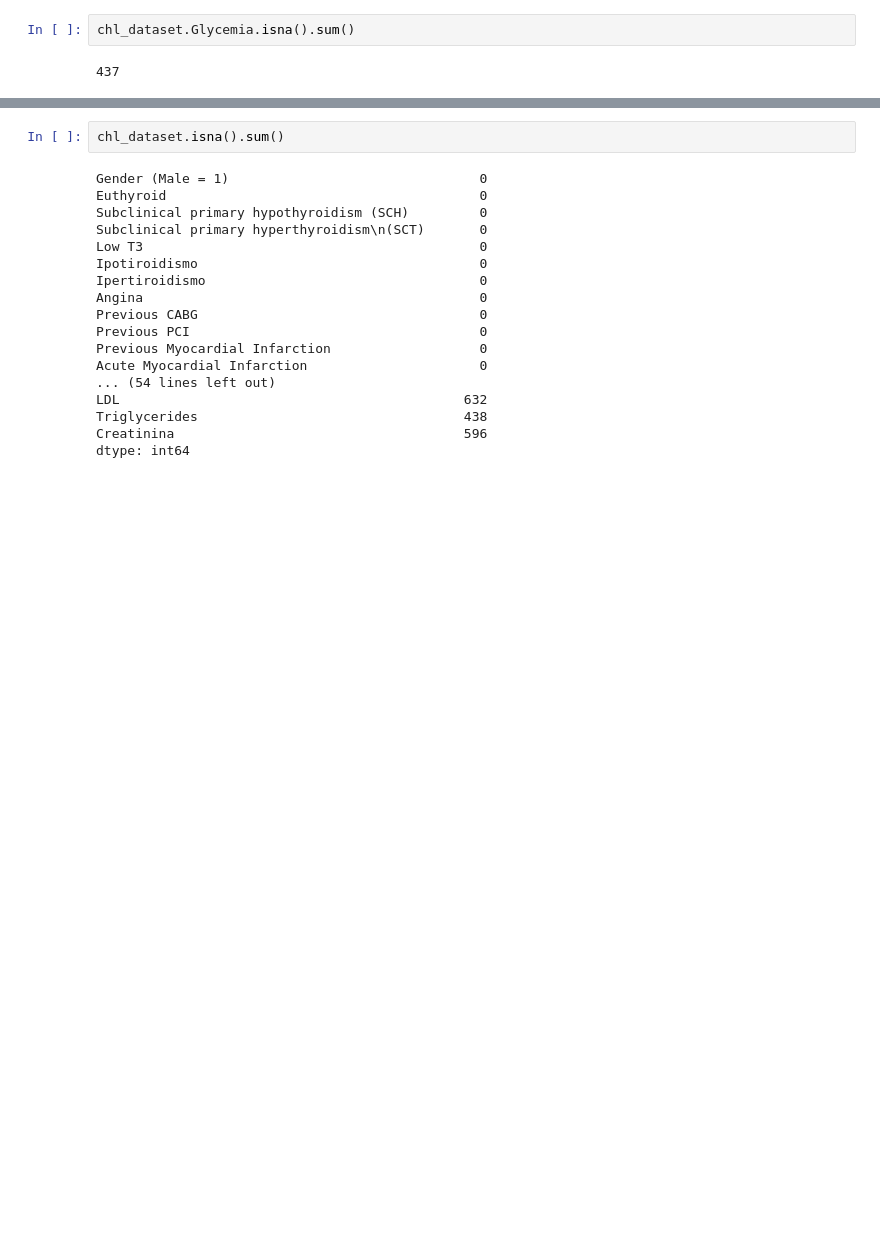
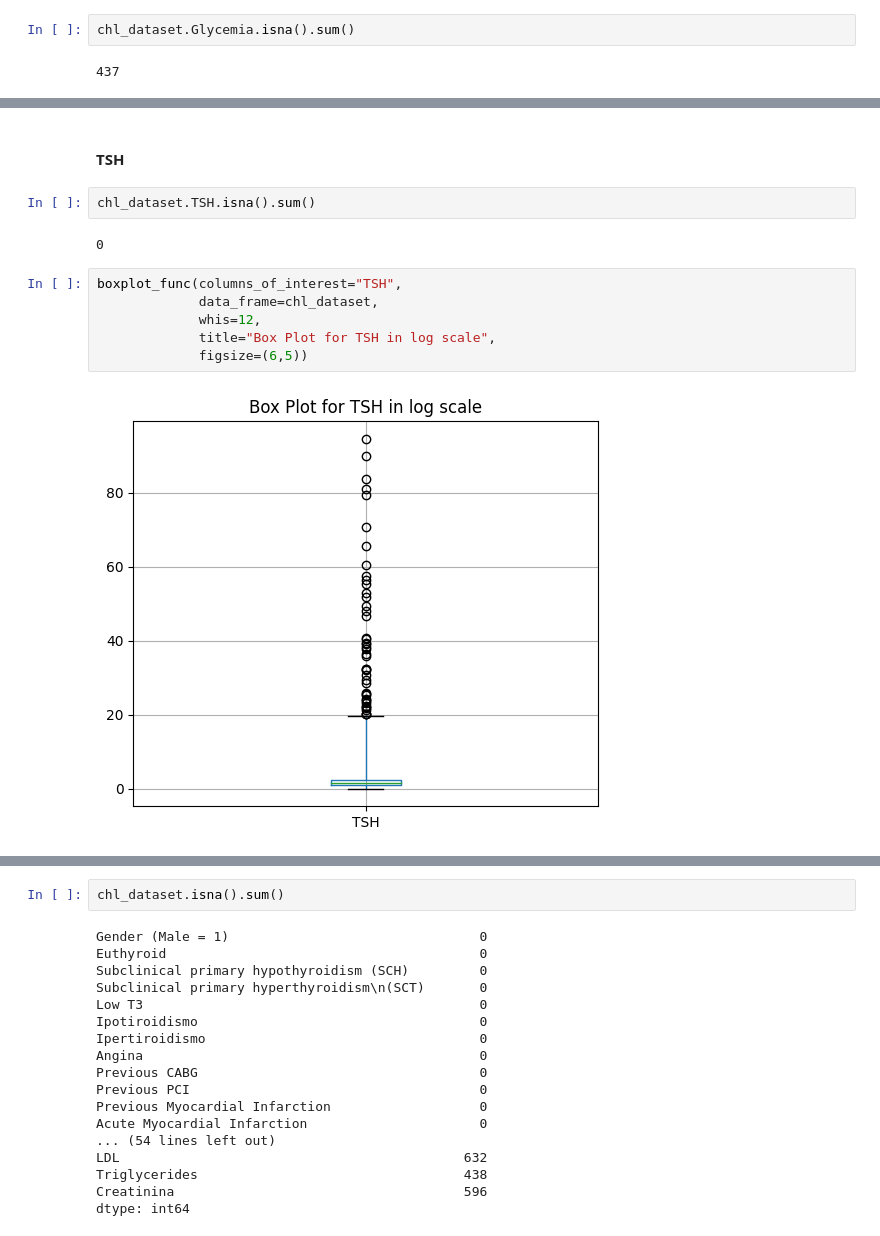
Before and after one commit to davide-marchi/clinical-data-encoding, a Jupyter notebook: Cleaning_Data.ipynb, the cells around one changed output, grey strips where cells are left out. Drawn from its saved outputs; the diff is of its cells as text; blank space fills up the shorter version.

```diff
--- a/Cleaning_Data.ipynb
+++ b/Cleaning_Data.ipynb
@@ -394,0 +397,14 @@ sea_histogram(dataframe_to_plot=chl_dataset,
+# %% [markdown]
+#### TSH
+# %%
+chl_dataset.TSH.isna().sum()
+# %% [output]
+0
+# %%
+boxplot_func(columns_of_interest="TSH",
+             data_frame=chl_dataset,
+             whis=12,
+             title="Box Plot for TSH in log scale",
+             figsize=(6,5))
+# %% [output]
+[figure, added]
```
Also changed, not shown: parts of 48 cells of this notebook.
